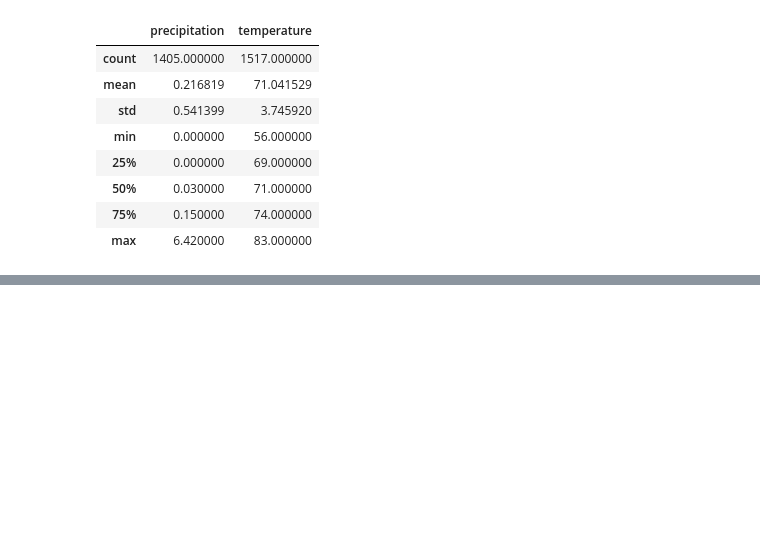
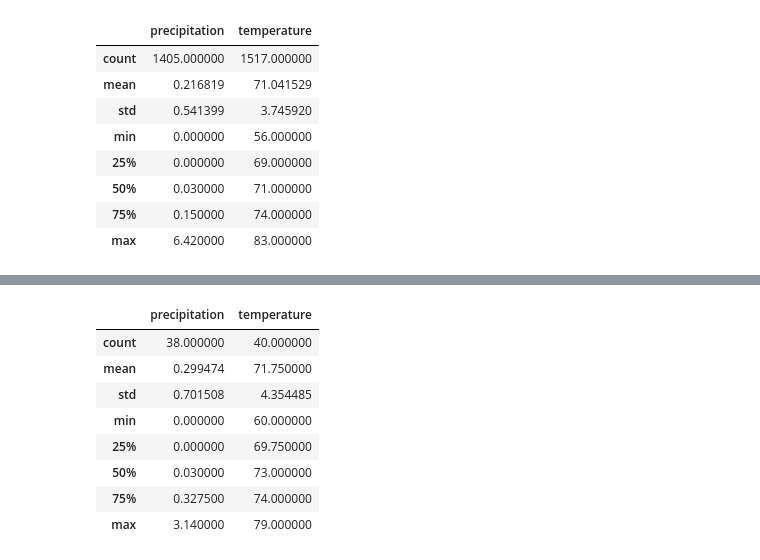
Before and after one commit to BananaOctopus/Surfs_Up, a Jupyter notebook: SurfsUp_Challenge.ipynb, the cells around one changed output, grey strips where cells are left out. Saved outputs shown, nothing was run; the diff lists cells and outputs as text; code cells hidden in the pictures; blank space fills up the shorter version.

```diff
--- a/SurfsUp_Challenge.ipynb
+++ b/SurfsUp_Challenge.ipynb
@@ -116,0 +144,20 @@ december_df.describe()
+# %%
+christmas_time = []
+christmas_time = session.query(Measurement.date, Measurement.prcp, Measurement.tobs).filter(extract('day',Measurement.date)==25)\
+.filter(extract('month',Measurement.date)==12).all()
+# %%
+christmas_time_df = pd.DataFrame(christmas_time, columns=['date','precipitation', 'temperature'])
+christmas_time_df.set_index(christmas_time_df['date'], inplace=True)
+# %%
+christmas_time_df.describe().to_csv("christmas_time.csv")
+christmas_time_df.describe()
+# %% [output]
+|  | precipitation | temperature |
+| count | 38.000000 | 40.000000 |
+| mean | 0.299474 | 71.750000 |
+| std | 0.701508 | 4.354485 |
+| min | 0.000000 | 60.000000 |
+| 25% | 0.000000 | 69.750000 |
+| 50% | 0.030000 | 73.000000 |
+| 75% | 0.327500 | 74.000000 |
+| max | 3.140000 | 79.000000 |
```
Also changed, not shown: parts of 2 cells of this notebook, 1 other file.
